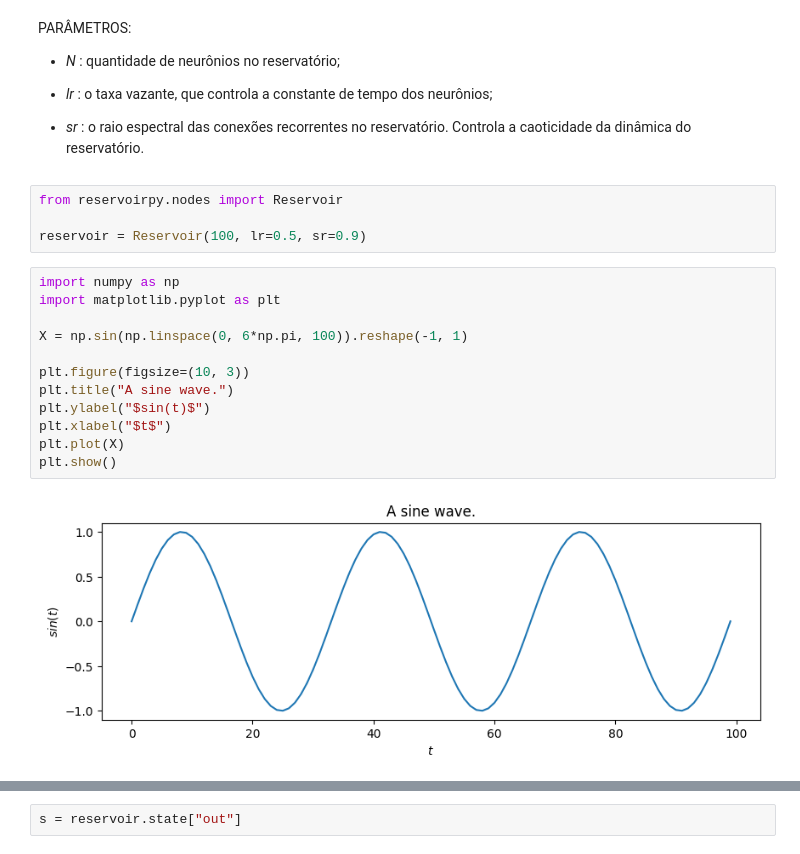
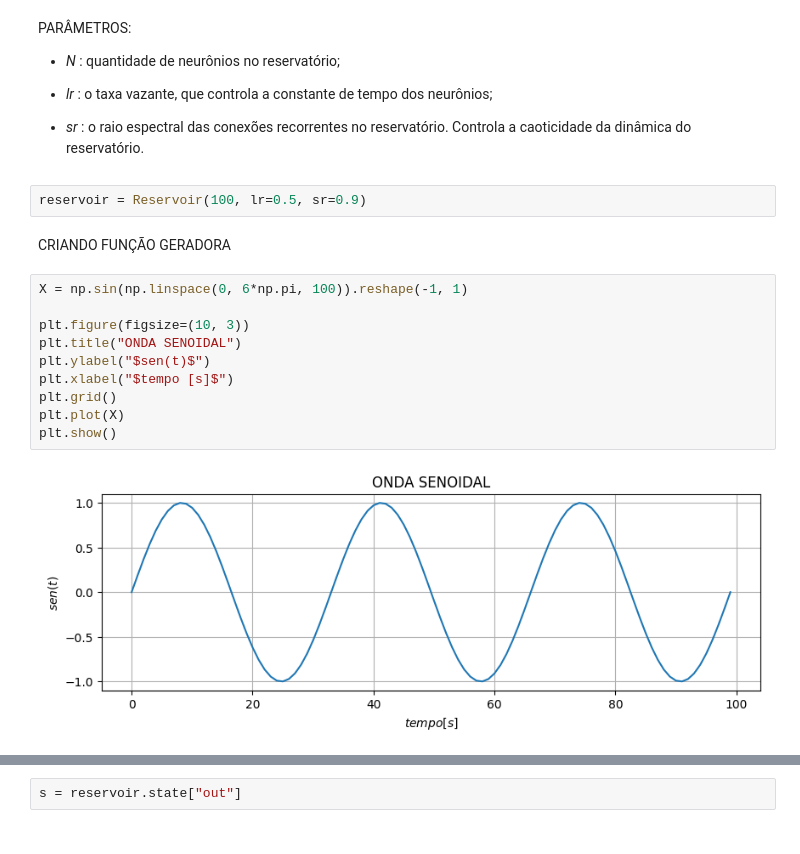
Before and after one commit to ChristianAllan/Echo-State-Network, a Jupyter notebook: ESN_ReservoirPy.ipynb, the cells around one changed output, grey strips where cells are left out. Saved outputs shown, nothing was run; the diff lists cells and outputs as text.

```diff
--- a/ESN_ReservoirPy.ipynb
+++ b/ESN_ReservoirPy.ipynb
@@ -15,20 +20,18 @@ PARÂMETROS:
 
 - *sr* : o raio espectral das conexões recorrentes no reservatório. Controla a caoticidade da dinâmica do reservatório.
 # %%
-from reservoirpy.nodes import Reservoir
-
 reservoir = Reservoir(100, lr=0.5, sr=0.9)
+# %% [markdown]
+CRIANDO FUNÇÃO GERADORA
 # %%
-import numpy as np
-import matplotlib.pyplot as plt
-
 X = np.sin(np.linspace(0, 6*np.pi, 100)).reshape(-1, 1)
 
 plt.figure(figsize=(10, 3))
-plt.title("A sine wave.")
-plt.ylabel("$sin(t)$")
-plt.xlabel("$t$")
+plt.title("ONDA SENOIDAL")
+plt.ylabel("$sen(t)$")
+plt.xlabel("$tempo [s]$")
+plt.grid()
 plt.plot(X)
 plt.show()
 # %% [output]
-[figure, old version]
+[figure, new version]
```
Also changed, not shown: parts of 20 cells of this notebook.
